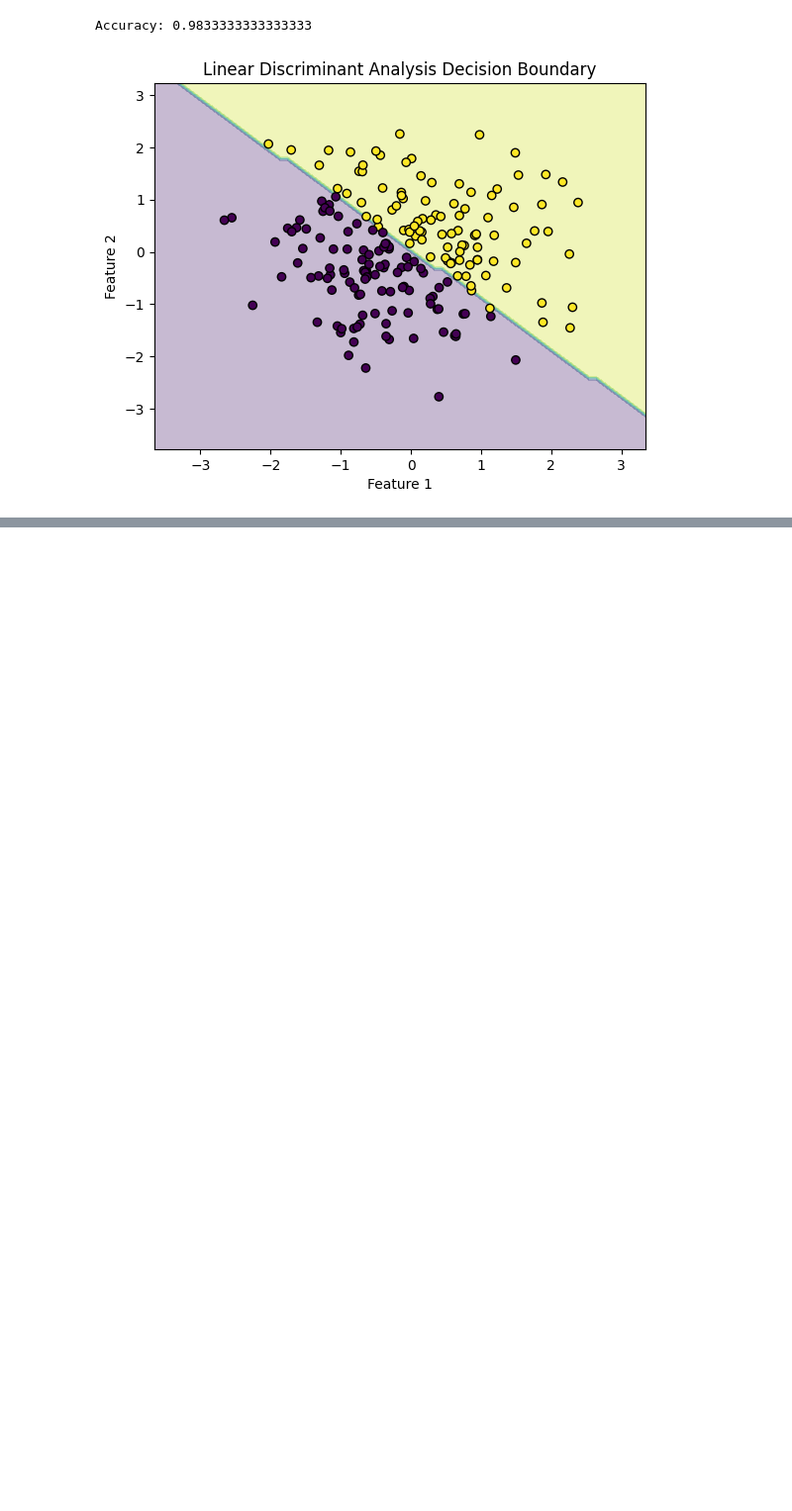
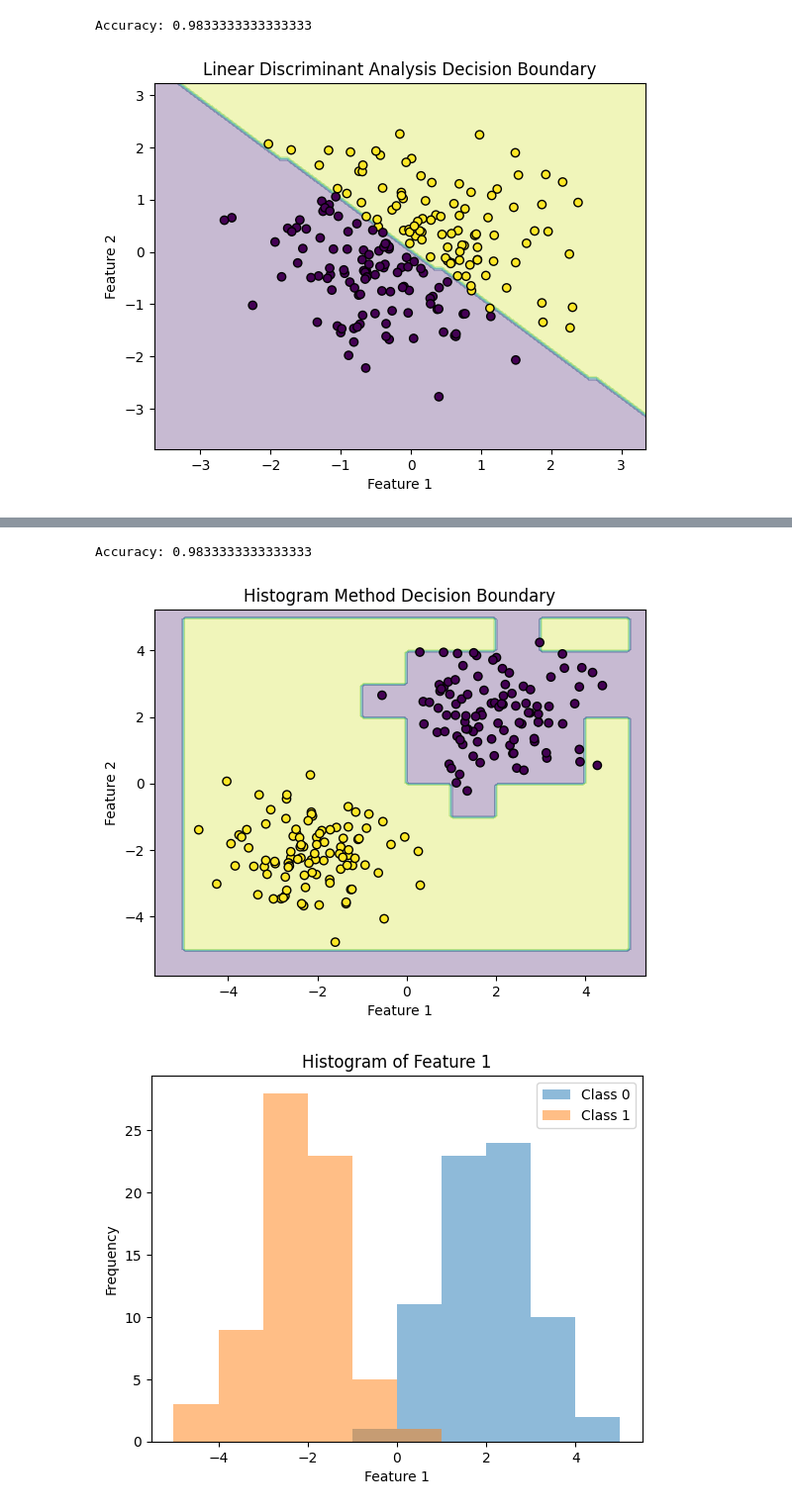
Before and after one commit to OmarTheMostWanted/CSE-DSAIT4005-Machine-and-Deep-Learning, a Jupyter notebook: Notes.ipynb, the cells around one changed output, grey strips where cells are left out. Shown: that part at 99% size. Cells and saved outputs as stored; diff of their text form; code cells hidden in the pictures; blank space fills up the shorter version.

```diff
--- a/Notes.ipynb
+++ b/Notes.ipynb
@@ -747,0 +892,74 @@ Accuracy: 0.9833333333333333
+# %%
+import numpy as np
+import matplotlib.pyplot as plt
+from sklearn.model_selection import train_test_split
+from sklearn.metrics import accuracy_score
+
+# Generate synthetic data
+np.random.seed(0)
+X_class0 = np.random.randn(100, 2) + np.array([2, 2])
+X_class1 = np.random.randn(100, 2) + np.array([-2, -2])
+X = np.vstack((X_class0, X_class1))
+y = np.array([0] * 100 + [1] * 100)
+
+# Split the data into training and testing sets
+X_train, X_test, y_train, y_test = train_test_split(X, y, test_size=0.3, random_state=0)
+
+# Define the bin edges
+bin_edges = [np.linspace(-5, 5, 11), np.linspace(-5, 5, 11)]
+
+# Create a histogram for each class
+hist_class0, _ = np.histogramdd(X_train[y_train == 0], bins=bin_edges)
+hist_class1, _ = np.histogramdd(X_train[y_train == 1], bins=bin_edges)
+
+# Normalize the histograms
+hist_class0 /= hist_class0.sum()
+hist_class1 /= hist_class1.sum()
+
+# Predict the class for each test point
+def predict(X, hist_class0, hist_class1, bin_edges):
+    bin_indices = [np.digitize(X[:, i], bin_edges[i]) - 1 for i in range(X.shape[1])]
+    bin_indices = np.array(bin_indices).T
+    predictions = []
+    for idx in bin_indices:
+        if np.all(idx >= 0) and np.all(idx < hist_class0.shape):
+            p0 = hist_class0[tuple(idx)]
+            p1 = hist_class1[tuple(idx)]
+            predictions.append(0 if p0 > p1 else 1)
+        else:
+            predictions.append(0)  # Default to class 0 if out of bounds
+    return np.array(predictions)
+
+y_pred = predict(X_test, hist_class0, hist_class1, bin_edges)
+
+# Calculate the accuracy
+accuracy = accuracy_score(y_test, y_pred)
+print(f"Accuracy: {accuracy}")
+
+# Plot decision boundary
+x_min, x_max = X[:, 0].min() - 1, X[:, 0].max() + 1
+y_min, y_max = X[:, 1].min() - 1, X[:, 1].max() + 1
+xx, yy = np.meshgrid(np.arange(x_min, x_max, 0.1),
+                     np.arange(y_min, y_max, 0.1))
+Z = predict(np.c_[xx.ravel(), yy.ravel()], hist_class0, hist_class1, bin_edges)
+Z = Z.reshape(xx.shape)
+
+plt.contourf(xx, yy, Z, alpha=0.3)
+plt.scatter(X[:, 0], X[:, 1], c=y, edgecolors='k', marker='o')
+plt.title('Histogram Method Decision Boundary')
+plt.xlabel('Feature 1')
+plt.ylabel('Feature 2')
+plt.show()
+
+# Plot 1D histograms for the first feature
+plt.hist(X_train[y_train == 0][:, 0], bins=bin_edges[0], alpha=0.5, label='Class 0')
+plt.hist(X_train[y_train == 1][:, 0], bins=bin_edges[0], alpha=0.5, label='Class 1')
+plt.title('Histogram of Feature 1')
+plt.xlabel('Feature 1')
+plt.ylabel('Frequency')
+plt.legend()
+plt.show()
+# %% [output]
+Accuracy: 0.9833333333333333
+[figure, added]
+[figure, added]
```
Also changed, not shown: parts of 7 cells of this notebook.
